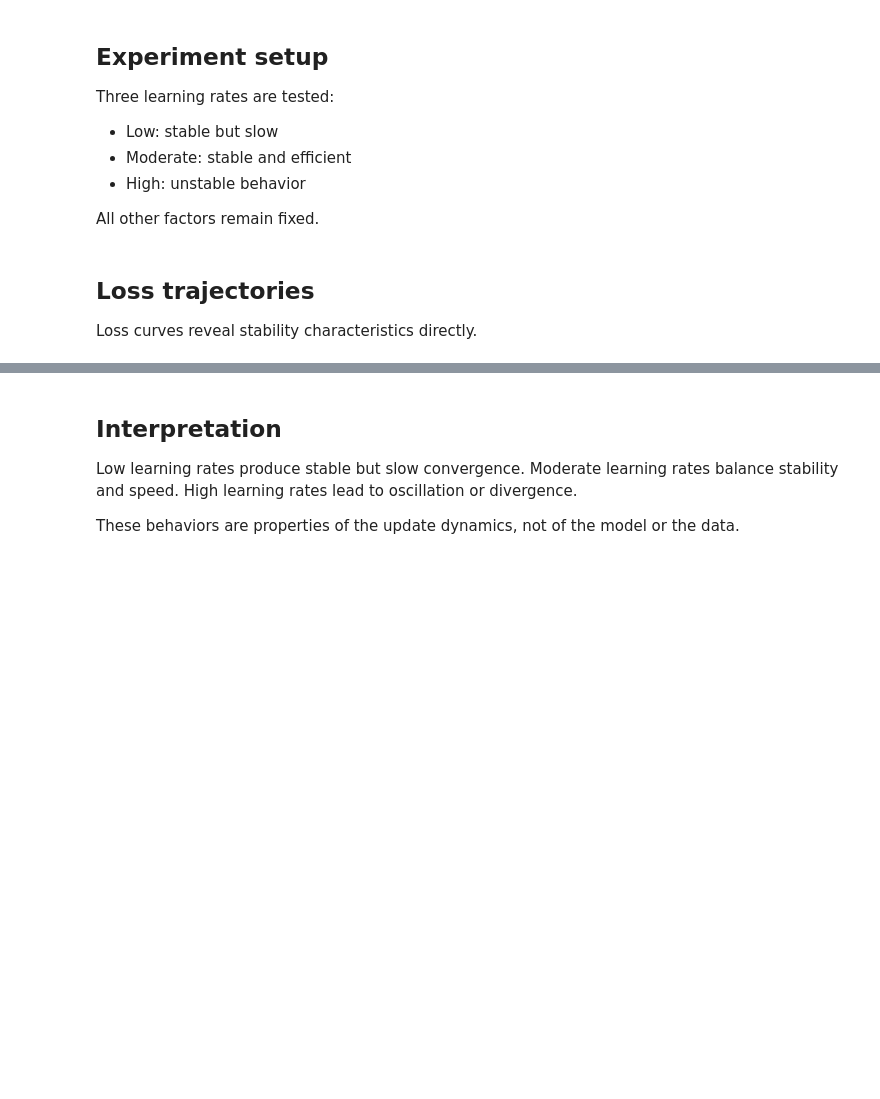
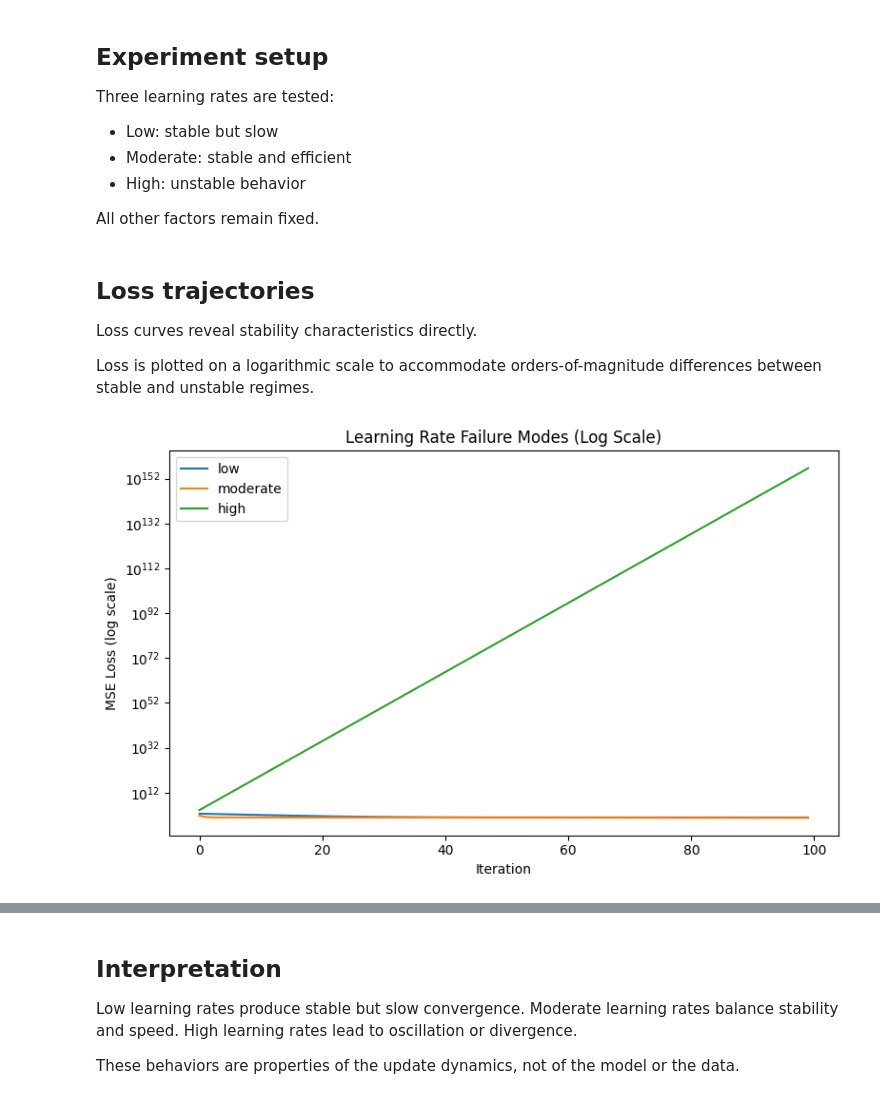
Before and after one commit to mmontielpz/mle-fundamentals-lab, a Jupyter notebook: modules/week_03_optimization/notebooks/03_learning_rate_failure_modes.ipynb, the cells around one changed output, grey strips where cells are left out. Cells and saved outputs as stored; diff of their text form; code cells hidden in the pictures; blank space fills up the shorter version.

```diff
--- a/modules/week_03_optimization/notebooks/03_learning_rate_failure_modes.ipynb
+++ b/modules/week_03_optimization/notebooks/03_learning_rate_failure_modes.ipynb
@@ -82,4 +82,22 @@ for label, lr in learning_rates.items():
 ## Loss trajectories
 
 Loss curves reveal stability characteristics directly.
+
+Loss is plotted on a logarithmic scale to accommodate
+orders-of-magnitude differences between stable and unstable regimes.
+# %%
+plt.figure(figsize=(8, 5))
+
+for label, losses in results.items():
+    plt.plot(losses, label=label)
+
+plt.yscale("log")
+plt.xlabel("Iteration")
+plt.ylabel("MSE Loss (log scale)")
+plt.title("Learning Rate Failure Modes (Log Scale)")
+plt.legend()
+plt.tight_layout()
+plt.show()
+# %% [output]
+[figure, added]
 # %%
```
Also changed, not shown: parts of 1 cell of this notebook.
